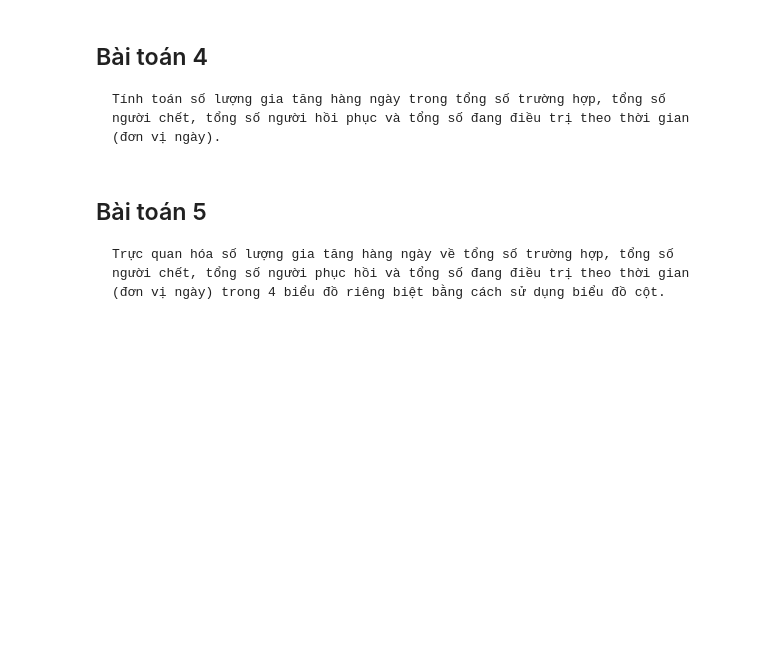
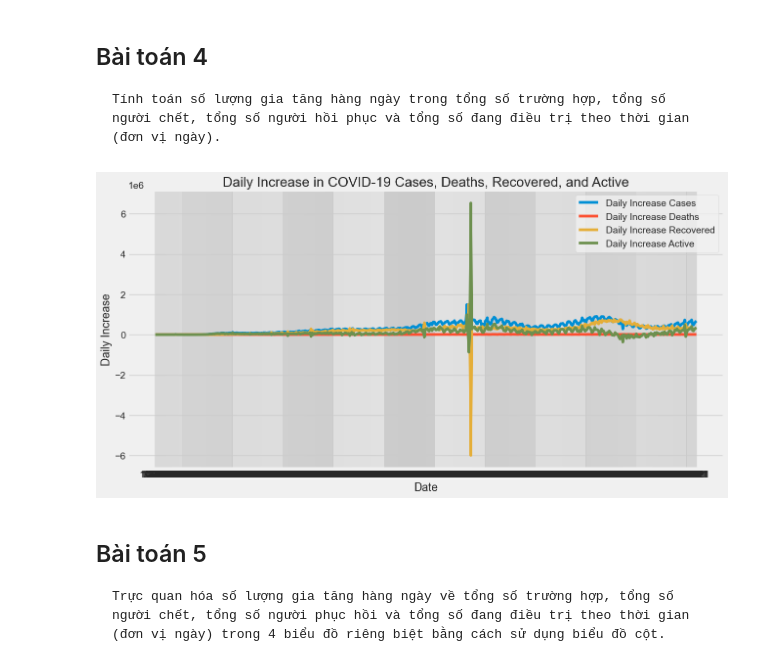
Before and after one commit to khoapdaio/aio-data-science, a Jupyter notebook: dsmmc_day17_khoapd/Final Project #1_ Phân tích dữ liệu Covid-19/Final Project - Phân tích dữ liệu Covid-19.ipynb, the cells around one changed output. Cells and saved outputs as stored; diff of their text form; code cells hidden in the pictures; blank space fills up the shorter version.

```diff
--- a/dsmmc_day17_khoapd/Final Project #1_ Phân tích dữ liệu Covid-19/Final Project - Phân tích dữ liệu Covid-19.ipynb
+++ b/dsmmc_day17_khoapd/Final Project #1_ Phân tích dữ liệu Covid-19/Final Project - Phân tích dữ liệu Covid-19.ipynb
@@ -208,3 +278,28 @@ Text(0.5, 0, 'Days since 1/22/2020')
+# %%
+#Nhập mã lập trình của bạn tại đây:\
+daily_increase_cases = [total_cases_list[i + 1] - total_cases_list[i] for i in range(len(total_cases_list) - 1)]
+daily_increase_deaths = [total_deaths_list[i + 1] - total_deaths_list[i] for i in range(len(total_deaths_list) - 1)]
+daily_increase_recovered = [total_recovered_list[i + 1] - total_recovered_list[i] for i in
+                            range(len(total_recovered_list) - 1)]
+daily_increase_active = [total_active_list[i + 1] - total_active_list[i] for i in range(len(total_active_list) - 1)]
+
+# Để tính toán số lượng gia tăng hàng ngày, ta bỏ đi ngày đầu tiên
+dates = adjusted_dates[1:]
+
+# Tạo biểu đồ cho số lượng gia tăng hàng ngày
+plt.figure(figsize = (14, 7))
+plt.plot(dates, daily_increase_cases, label = 'Daily Increase Cases')
+plt.plot(dates, daily_increase_deaths, label = 'Daily Increase Deaths')
+plt.plot(dates, daily_increase_recovered, label = 'Daily Increase Recovered')
+plt.plot(dates, daily_increase_active, label = 'Daily Increase Active')
+plt.xlabel('Date')
+plt.ylabel('Daily Increase')
+plt.title('Daily Increase in COVID-19 Cases, Deaths, Recovered, and Active')
+plt.legend()
+plt.grid(True)
+plt.show()
+# %% [output]
+[figure, added]
 # %% [markdown]
 ## Bài toán 5
     Trực quan hóa số lượng gia tăng hàng ngày về tổng số trường hợp, tổng số người chết, tổng số người phục hồi và tổng số đang điều trị theo thời gian (đơn vị ngày) trong 4 biểu đồ riêng biệt bằng cách sử dụng biểu đồ cột.
```
Also changed, not shown: parts of 34 cells of this notebook.
